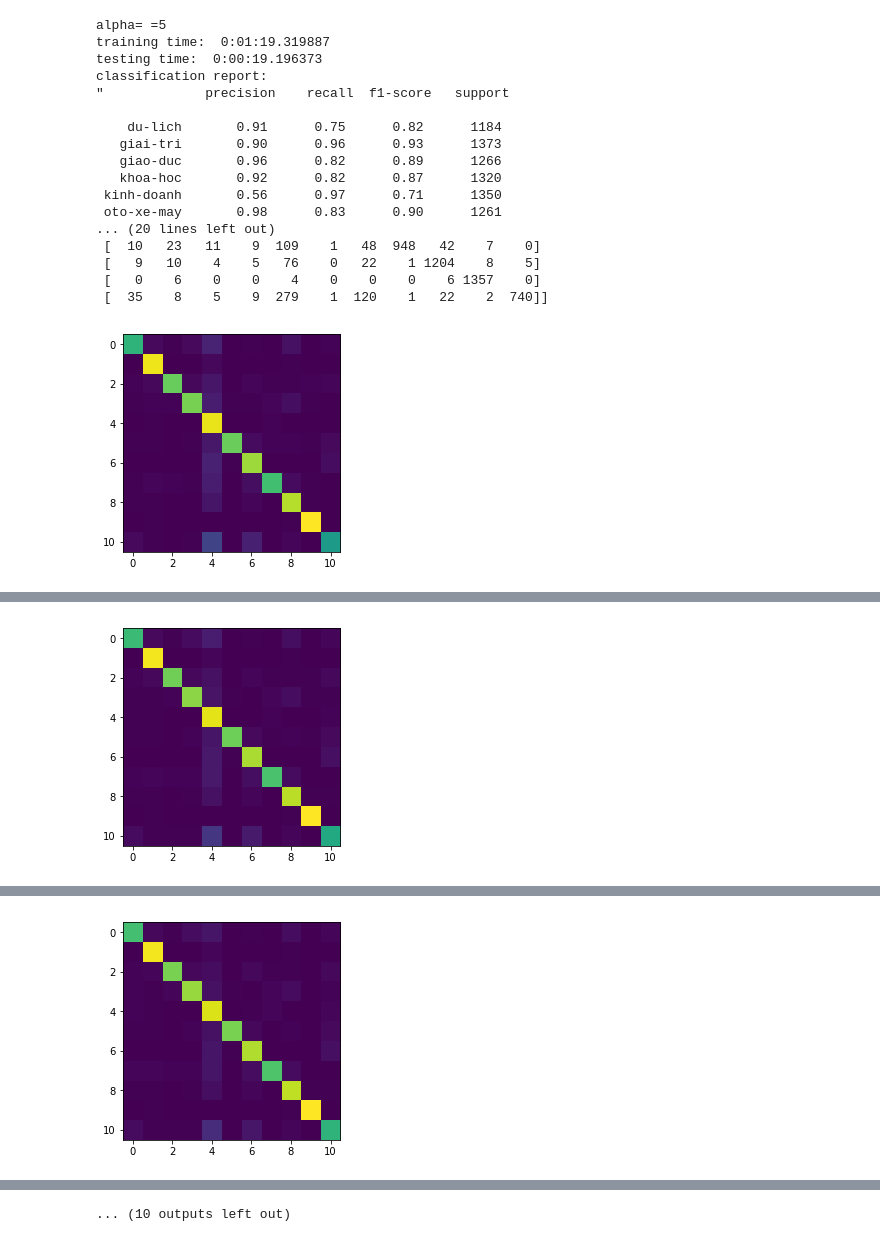
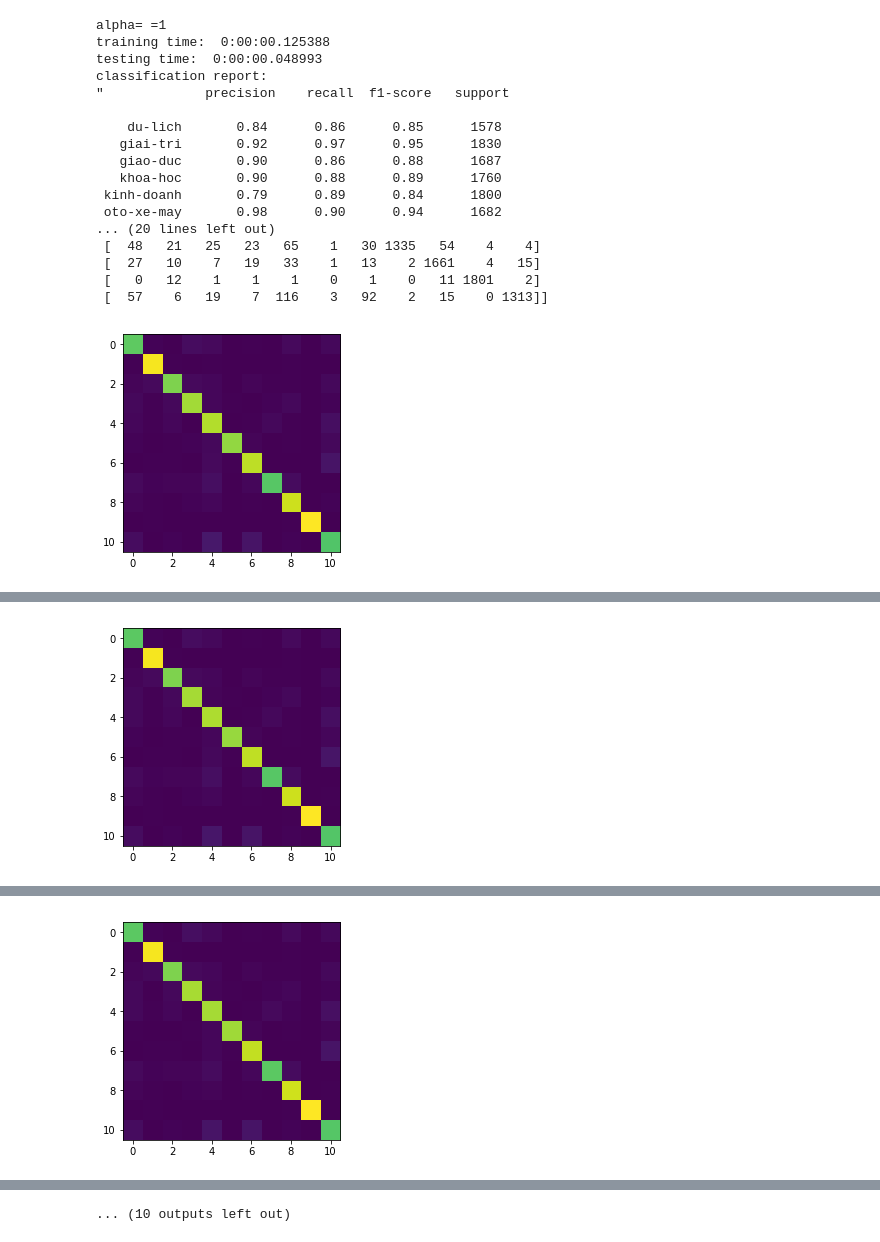
Before and after one commit to longhathuc/TextClassificationBayes, a Jupyter notebook: TextClassificationBayes.ipynb, the cells around one changed output, grey strips where cells are left out. Drawn from its saved outputs; the diff is of its cells as text; code cells hidden in the pictures.

```diff
--- a/TextClassificationBayes.ipynb
+++ b/TextClassificationBayes.ipynb
@@ -132,15 +107,15 @@ vectorizer = CountVectorizer()
 vectorizer.fit(train_arr)
 train_mat = vectorizer.transform(train_arr)
 print train_mat.shape
-#print train_mat
+
 test_mat = vectorizer.transform(test_arr)
 print test_mat.shape
 
-tfidf = TfidfTransformer()
-tfidf.fit(train_mat)
-train_tfmat = tfidf.transform(train_mat)
-print train_tfmat.shape
+#tfidf = TfidfTransformer()
+#tfidf.fit(train_mat)
+#train_tfmat = tfidf.transform(train_mat)
+#print train_tfmat.shape
 #print train_tfmat
-test_tfmat = tfidf.transform(test_mat)
-print test_tfmat.shape
+#test_tfmat = tfidf.transform(test_mat)
+#print test_tfmat.shape
 # %% [output]
@@ -209,0 +160,8 @@ metrics_dict = {}
+# %%
+mnb = MultinomialNB(alpha=0.01)
+k_fold = KFold(len(train_lbl), n_folds=10, shuffle=True, random_state=0)
+cross = cross_val_score(mnb, train_mat, train_lbl, cv=k_fold, n_jobs=1)
+print "Cross validation score for MultinomialNB "
+print cross
+
+print "Accuracy: %0.2f (+/- %0.2f)" % (cross.mean(), cross.std() * 2)
@@ -210,42 +185,28 @@ metrics_dict = {}
 # %%
-#'name', 'metrics'
-
-#bnb = BernoulliNB()
-#bnb_me = testClassifier(train_tfmat, train_lbl, test_tfmat, test_lbl, bnb)
-#metrics_dict.append({'name':'BernoulliNB', 'metrics':bnb_me})
-#
-#
-#gnb = GaussianNB()
-#gnb_me = testClassifier(train_tfmat.toarray(), train_lbl, test_tfmat.toarray(), test_lbl, gnb)
-#metrics_dict.append({'name':'GaussianNB', 'metrics':gnb_me})
-alpha=[5,2,1,0.75,0.5,0.25,0.1,0.075,0.05,0.025,0.01]
+#Tuning Parameter
+alpha=[1,0.75,0.5,0.25,0.1,0.075,0.05,0.025,0.01,0.001,0.0001]
 
 for a in alpha:
     print "alpha= =" + str(a)
     mnb = MultinomialNB(a)
-    mnb_me = testClassifier(train_tfmat.toarray(), train_lbl, test_tfmat.toarray(), test_lbl, mnb)
+    mnb_me = testClassifier(train_mat, train_lbl, test_mat, test_lbl, mnb)
     metrics_dict.update({a:mnb_me})
-
-#mnb = MultinomialNB(alpha=0.01)
-#mnb_me = testClassifier(train_mat.toarray(), train_lbl, test_mat.toarray(), test_lbl, mnb)
-#mnb_me = testClassifier(train_tfmat.toarray(), train_lbl, test_tfmat.toarray(), test_lbl, mnb)
-#metrics_dict.append({'name':'MultinomialNB', 'metrics':mnb_me})
 # %% [output]
-alpha= =5
-training time:  0:01:19.319887
-testing time:  0:00:19.196373
+alpha= =1
+training time:  0:00:00.125388
+testing time:  0:00:00.048993
 classification report:
 "             precision    recall  f1-score   support
 
-    du-lich       0.91      0.75      0.82      1184
-   giai-tri       0.90      0.96      0.93      1373
-   giao-duc       0.96      0.82      0.89      1266
-   khoa-hoc       0.92      0.82      0.87      1320
- kinh-doanh       0.56      0.97      0.71      1350
- oto-xe-may       0.98      0.83      0.90      1261
+    du-lich       0.84      0.86      0.85      1578
+   giai-tri       0.92      0.97      0.95      1830
+   giao-duc       0.90      0.86      0.88      1687
+   khoa-hoc       0.90      0.88      0.89      1760
+ kinh-doanh       0.79      0.89      0.84      1800
+ oto-xe-may       0.98      0.90      0.94      1682
 ... (20 lines left out)
- [  10   23   11    9  109    1   48  948   42    7    0]
- [   9   10    4    5   76    0   22    1 1204    8    5]
- [   0    6    0    0    4    0    0    0    6 1357    0]
- [  35    8    5    9  279    1  120    1   22    2  740]]
+ [  48   21   25   23   65    1   30 1335   54    4    4]
+ [  27   10    7   19   33    1   13    2 1661    4   15]
+ [   0   12    1    1    1    0    1    0   11 1801    2]
+ [  57    6   19    7  116    3   92    2   15    0 1313]]
-[figure, old version]
+[figure, new version]
@@ -269 +230 @@ classification report:
-[figure, old version]
+[figure, new version]
@@ -287 +248 @@ classification report:
-[figure, old version]
+[figure, new version]
```
Also changed, not shown: parts of 14 cells of this notebook, 3 other files.
